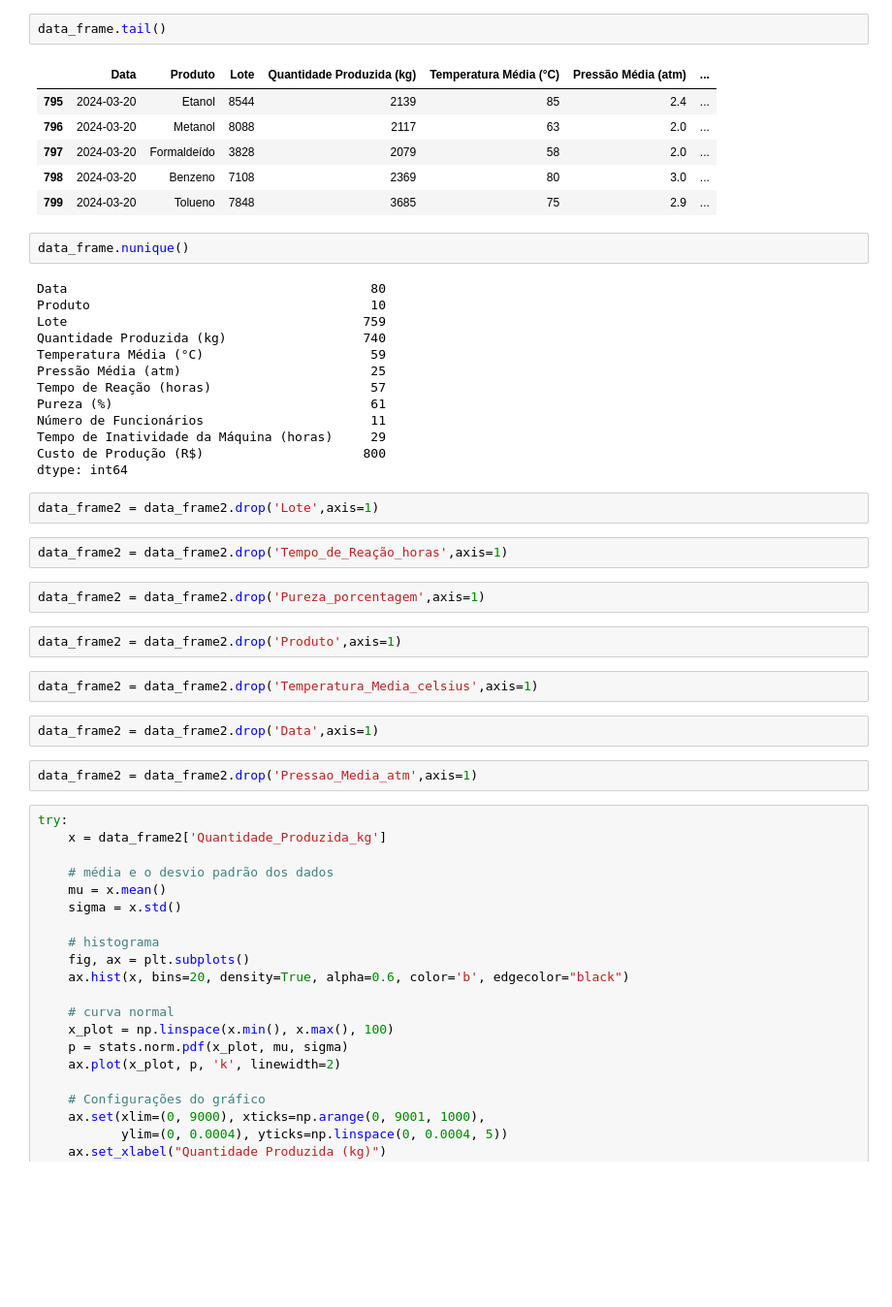
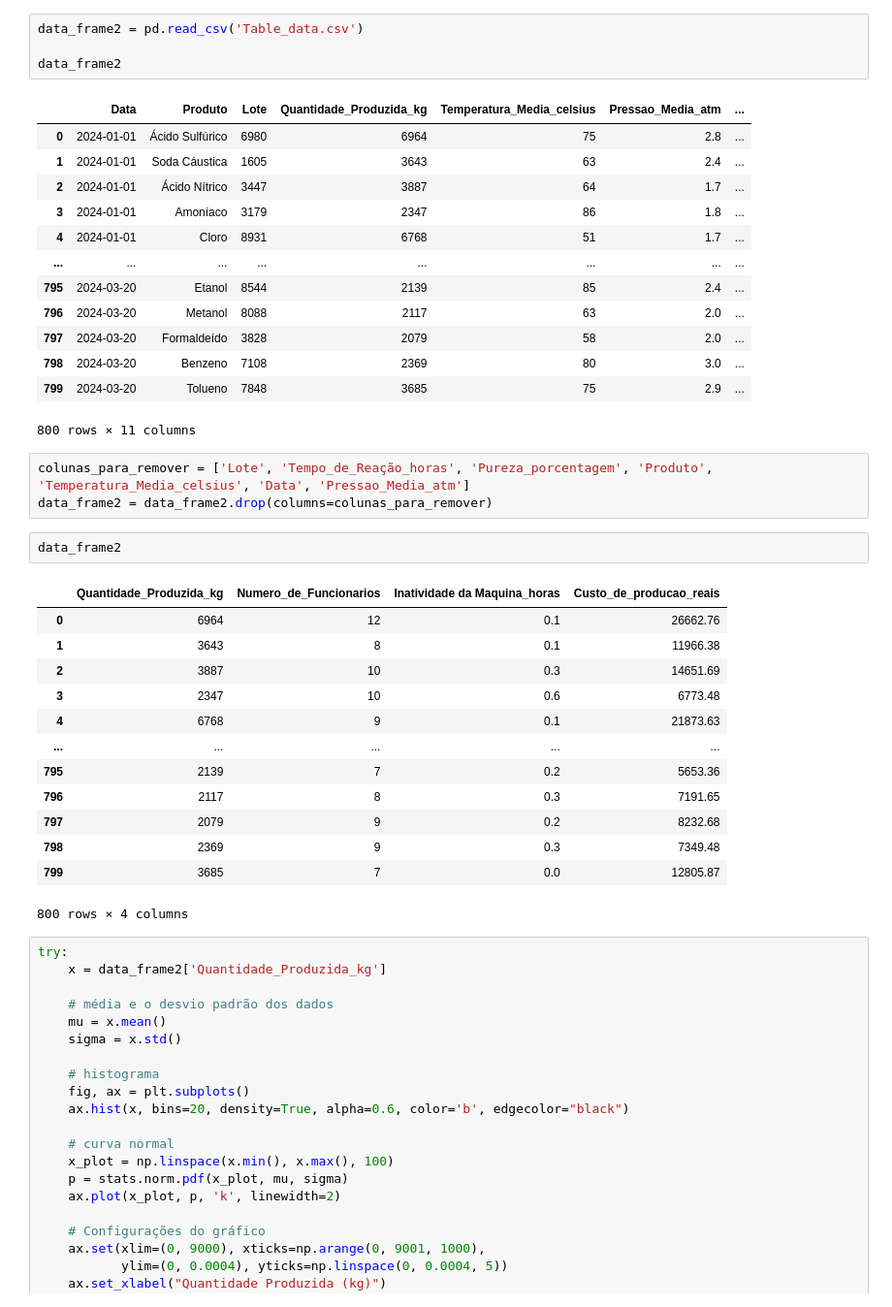
Before and after one commit to marcelodevcore/Projeto_modelo, a Jupyter notebook: Exp_analysis.ipynb, the cells around one changed output. Shown at 97% size. Drawn from its saved outputs; the diff is of its cells as text; blank space fills up the shorter version.

```diff
--- a/Exp_analysis.ipynb
+++ b/Exp_analysis.ipynb
@@ -38,41 +7,40 @@ data_frame.head()
-# %%
-data_frame.tail()
-# %% [output]
-|  | Data | Produto | Lote | Quantidade Produzida (kg) | Temperatura Média (°C) | Pressão Média (atm) | ... |
-| 795 | 2024-03-20 | Etanol | 8544 | 2139 | 85 | 2.4 | ... |
-| 796 | 2024-03-20 | Metanol | 8088 | 2117 | 63 | 2.0 | ... |
-| 797 | 2024-03-20 | Formaldeído | 3828 | 2079 | 58 | 2.0 | ... |
-| 798 | 2024-03-20 | Benzeno | 7108 | 2369 | 80 | 3.0 | ... |
-| 799 | 2024-03-20 | Tolueno | 7848 | 3685 | 75 | 2.9 | ... |
-# %%
-data_frame.nunique()
-# %% [output]
-Data                                        80
-Produto                                     10
-Lote                                       759
-Quantidade Produzida (kg)                  740
-Temperatura Média (°C)                      59
-Pressão Média (atm)                         25
-Tempo de Reação (horas)                     57
-Pureza (%)                                  61
-Número de Funcionários                      11
-Tempo de Inatividade da Máquina (horas)     29
-Custo de Produção (R$)                     800
-dtype: int64
+# %%
+data_frame2 = pd.read_csv('Table_data.csv')
+
+data_frame2
+# %% [output]
+|  | Data | Produto | Lote | Quantidade_Produzida_kg | Temperatura_Media_celsius | Pressao_Media_atm | ... |
+| 0 | 2024-01-01 | Ácido Sulfúrico | 6980 | 6964 | 75 | 2.8 | ... |
+| 1 | 2024-01-01 | Soda Cáustica | 1605 | 3643 | 63 | 2.4 | ... |
+| 2 | 2024-01-01 | Ácido Nítrico | 3447 | 3887 | 64 | 1.7 | ... |
+| 3 | 2024-01-01 | Amoníaco | 3179 | 2347 | 86 | 1.8 | ... |
+| 4 | 2024-01-01 | Cloro | 8931 | 6768 | 51 | 1.7 | ... |
+| ... | ... | ... | ... | ... | ... | ... | ... |
+| 795 | 2024-03-20 | Etanol | 8544 | 2139 | 85 | 2.4 | ... |
+| 796 | 2024-03-20 | Metanol | 8088 | 2117 | 63 | 2.0 | ... |
+| 797 | 2024-03-20 | Formaldeído | 3828 | 2079 | 58 | 2.0 | ... |
+| 798 | 2024-03-20 | Benzeno | 7108 | 2369 | 80 | 3.0 | ... |
+| 799 | 2024-03-20 | Tolueno | 7848 | 3685 | 75 | 2.9 | ... |
+800 rows × 11 columns
 # %%
-data_frame2 = data_frame2.drop('Lote',axis=1)
+colunas_para_remover = ['Lote', 'Tempo_de_Reação_horas', 'Pureza_porcentagem', 'Produto', 'Temperatura_Media_celsius', 'Data', 'Pressao_Media_atm']
+data_frame2 = data_frame2.drop(columns=colunas_para_remover)
-# %%
-data_frame2 = data_frame2.drop('Tempo_de_Reação_horas',axis=1)
-# %%
-data_frame2 = data_frame2.drop('Pureza_porcentagem',axis=1)
-# %%
-data_frame2 = data_frame2.drop('Produto',axis=1)
-# %%
-data_frame2 = data_frame2.drop('Temperatura_Media_celsius',axis=1)
-# %%
-data_frame2 = data_frame2.drop('Data',axis=1)
-# %%
-data_frame2 = data_frame2.drop('Pressao_Media_atm',axis=1)
+# %%
+data_frame2
+# %% [output]
+|  | Quantidade_Produzida_kg | Numero_de_Funcionarios | Inatividade da Maquina_horas | Custo_de_producao_reais |
+| 0 | 6964 | 12 | 0.1 | 26662.76 |
+| 1 | 3643 | 8 | 0.1 | 11966.38 |
+| 2 | 3887 | 10 | 0.3 | 14651.69 |
+| 3 | 2347 | 10 | 0.6 | 6773.48 |
+| 4 | 6768 | 9 | 0.1 | 21873.63 |
+| ... | ... | ... | ... | ... |
+| 795 | 2139 | 7 | 0.2 | 5653.36 |
+| 796 | 2117 | 8 | 0.3 | 7191.65 |
+| 797 | 2079 | 9 | 0.2 | 8232.68 |
+| 798 | 2369 | 9 | 0.3 | 7349.48 |
+| 799 | 3685 | 7 | 0.0 | 12805.87 |
+800 rows × 4 columns
 # %%
 try:
     x = data_frame2['Quantidade_Produzida_kg']
```
Also changed, not shown: parts of 4 cells of this notebook.
